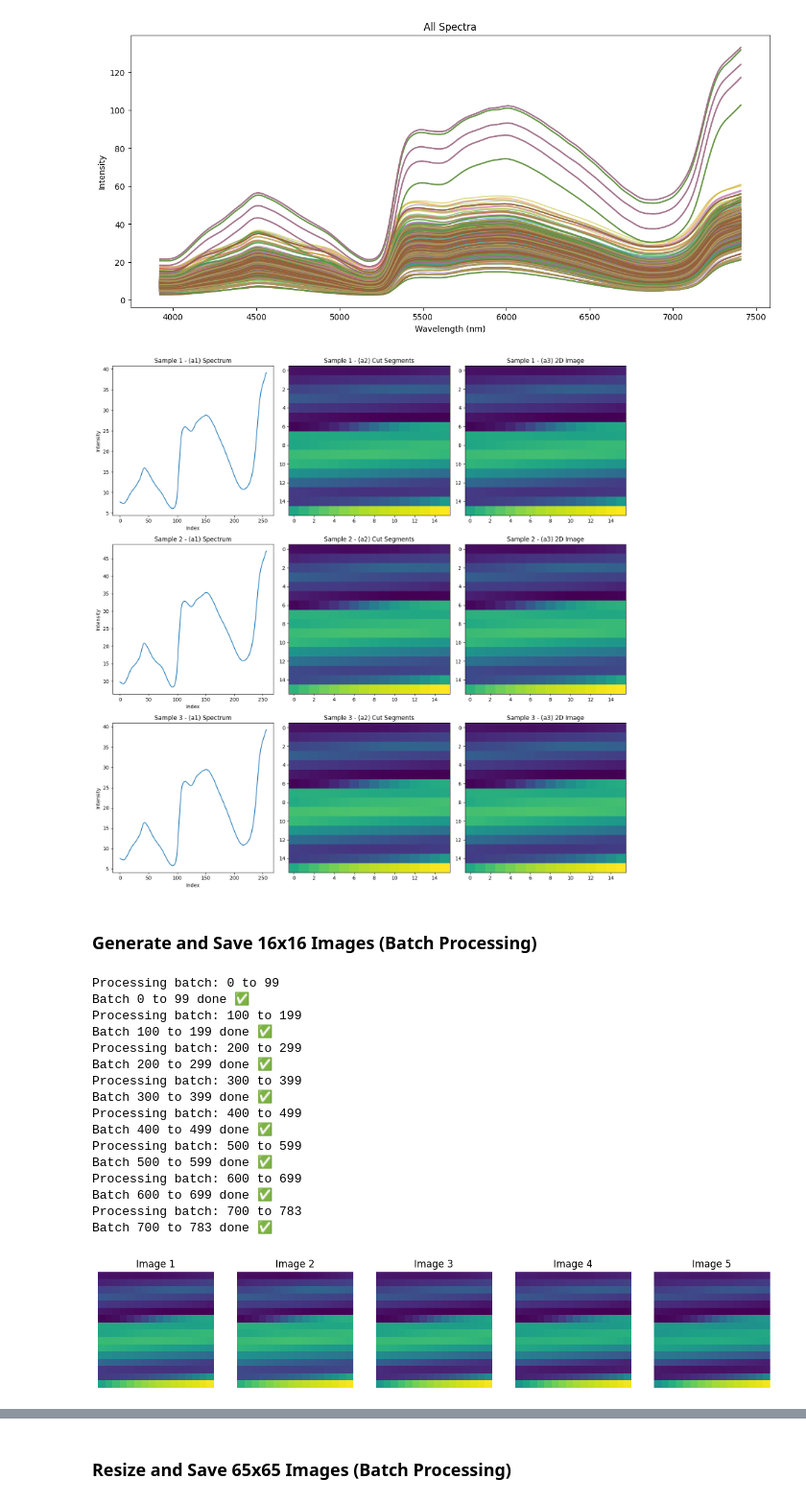
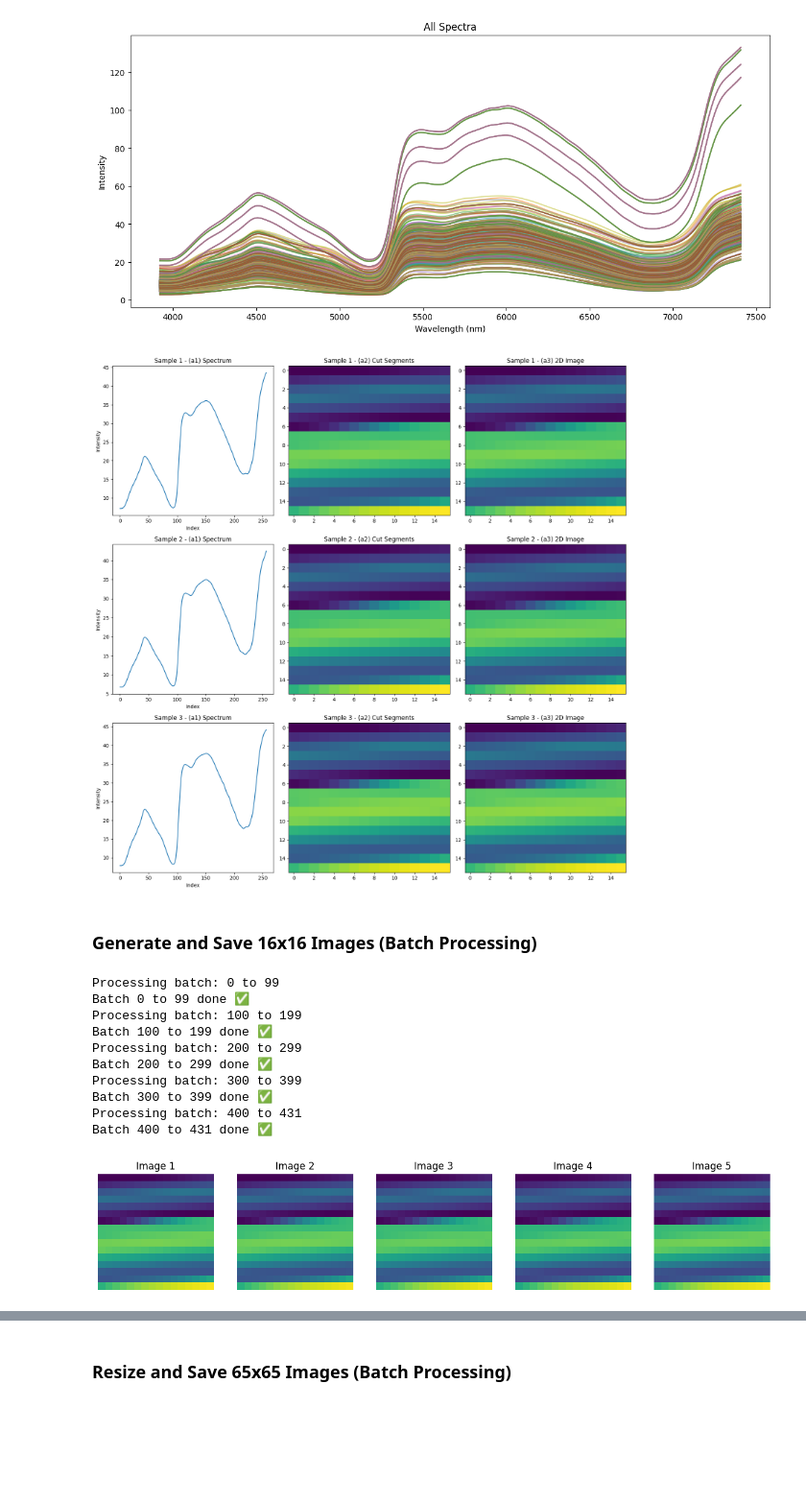
Before and after one commit to Raoina/Spectra-2-Image, a Jupyter notebook: notebooks/Image_Transformation/01_Cutting_Reshape.ipynb, the cells around one changed output, grey strips where cells are left out. Shown at 96% size. Cells and saved outputs as stored; diff of their text form; code cells hidden in the pictures; blank space fills up the shorter version.

```diff
--- a/notebooks/Image_Transformation/01_Cutting_Reshape.ipynb
+++ b/notebooks/Image_Transformation/01_Cutting_Reshape.ipynb
@@ -10,7 +10,7 @@ drive.mount('/content/drive')
 # %% [output]
 Mounted at /content/drive
 # %%
-file_path = '/content/drive/MyDrive/spectra_moi.csv'
+file_path = '/content/drive/MyDrive/spectra_test.csv'
 # %% [markdown]
 #**Si-Ware Dataset**
 # %%
@@ -125,7 +123,7 @@ fig, axs = plt.subplots(num_samples, 3, figsize=(15, 5 * num_samples))
 
 for idx in range(num_samples):
     # Select the row from the spectra_df dataframe
-    spectrum = spectra_df.iloc[idx]
+    spectrum = df.iloc[idx]
     intensity = spectrum.values.astype(float)
 
     # (1) Normalization (-1,1)
@@ -171,7 +169,7 @@ for idx in range(num_samples):
 plt.tight_layout()
 plt.show()
 # %% [output]
-[figure, old version]
+[figure, new version]
 # %% [markdown]
 ### Generate and Save 16x16 Images (Batch Processing)
 # %%
@@ -180,20 +178,20 @@ import matplotlib.pyplot as plt
 import os
 
 # ---------- Parameters ----------
-save_dir = "/content/CR_moi"
+save_dir = "/content/CR_test_16"
 os.makedirs(save_dir, exist_ok=True)
 
 bands = 16   # 16 × 16 image
 start_idx = 0
 batch_size = 100
-total_rows = len(spectra_df) # Use spectra_df instead of df
+total_rows = len(df) # Use spectra_df instead of df
 
 for batch_start in range(start_idx, total_rows, batch_size):
     batch_end = min(batch_start + batch_size, total_rows)
     print(f"Processing batch: {batch_start} to {batch_end-1}")
 
     for idx in range(batch_start, batch_end):
-        row = spectra_df.iloc[idx] # Use spectra_df instead of df
+        row = df.iloc[idx] # Use spectra_df instead of df
         spectrum = row.values.astype(float) # spectra_df already contains only spectral data
 
         # ---------- Normalization (-1,1) ----------
@@ -239,39 +237,33 @@ Processing batch: 200 to 299
 Batch 200 to 299 done ✅
 Processing batch: 300 to 399
 Batch 300 to 399 done ✅
-Processing batch: 400 to 499
-Batch 400 to 499 done ✅
-Processing batch: 500 to 599
-Batch 500 to 599 done ✅
-Processing batch: 600 to 699
-Batch 600 to 699 done ✅
-Processing batch: 700 to 783
-Batch 700 to 783 done ✅
+Processing batch: 400 to 431
+Batch 400 to 431 done ✅
 # %%
 import matplotlib.pyplot as plt
 import os
 from PIL import Image
 
 # ----- Path to images -----
-img_dir = "/content/CR_moi" # Changed to the new directory
+img_dir = "/content/CR_test_16" # Changed to the new directory
 
 # ----- Get first 5 image paths -----
 img_files = sorted(os.listdir(img_dir))[:5]
 
 # ----- Read and show images -----
 plt.figure(figsize=(15, 5))
 for i, file in enumerate(img_files):
     img_path = os.path.join(img_dir, file)
     img = Image.open(img_path)
 
     plt.subplot(1, 5, i+1)
     plt.imshow(img)
     plt.title(f"Image {i+1}")
     plt.axis("off")
 
 plt.show()
 # %% [output]
-[figure, old version]
+[figure, new version]
 # %%
 import shutil
 from google.colab import files
```
Also changed, not shown: parts of 8 cells of this notebook.
